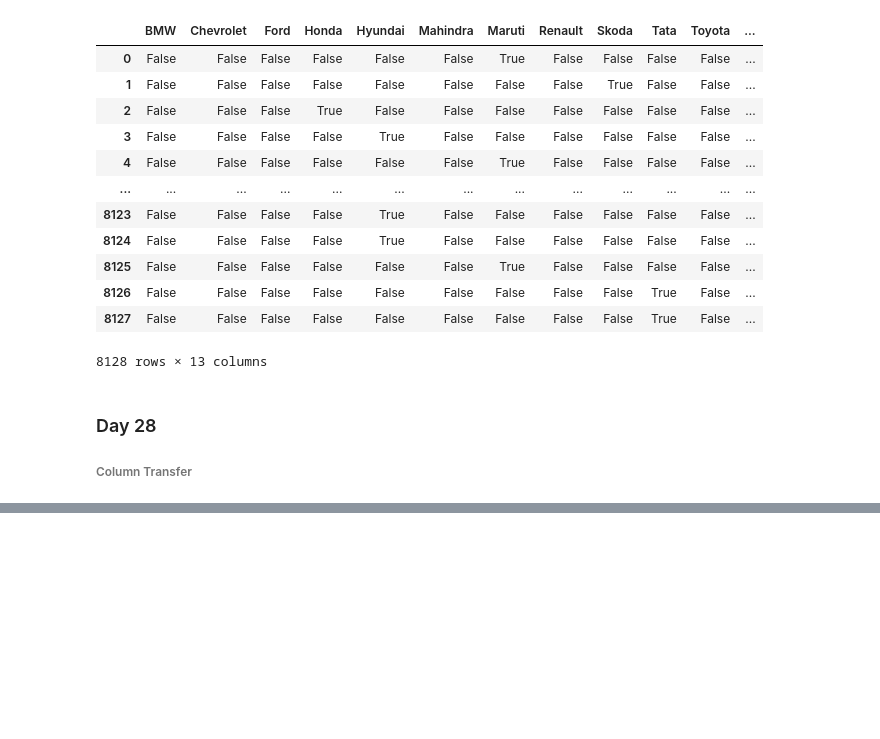
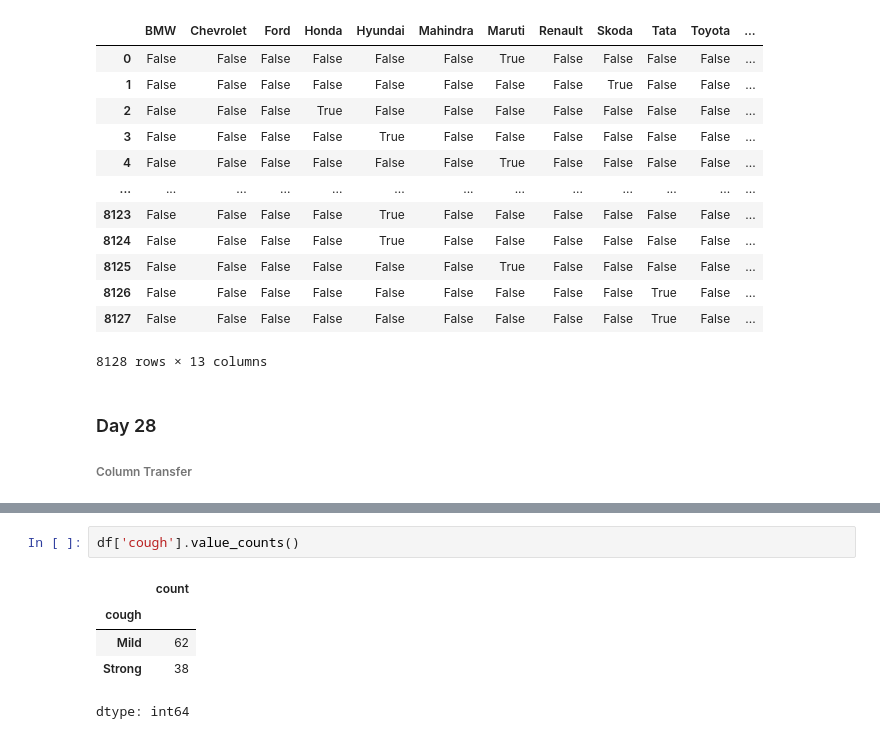
Before and after one commit to panditsumit8825/Machine-Learning, a Jupyter notebook: end_to_end_ml.ipynb, the cells around one changed output, grey strips where cells are left out. Saved outputs shown, nothing was run; the diff lists cells and outputs as text; blank space fills up the shorter version.

```diff
--- a/end_to_end_ml.ipynb
+++ b/end_to_end_ml.ipynb
@@ -1343,0 +1362,8 @@ pd.get_dummies(df['brand'].replace(repl, 'uncommon'))
+# %%
+df['cough'].value_counts()
+# %% [output]
+|  | count |
+| cough |  |
+| Mild | 62 |
+| Strong | 38 |
+dtype: int64
```
Also changed, not shown: parts of 16 cells of this notebook.
